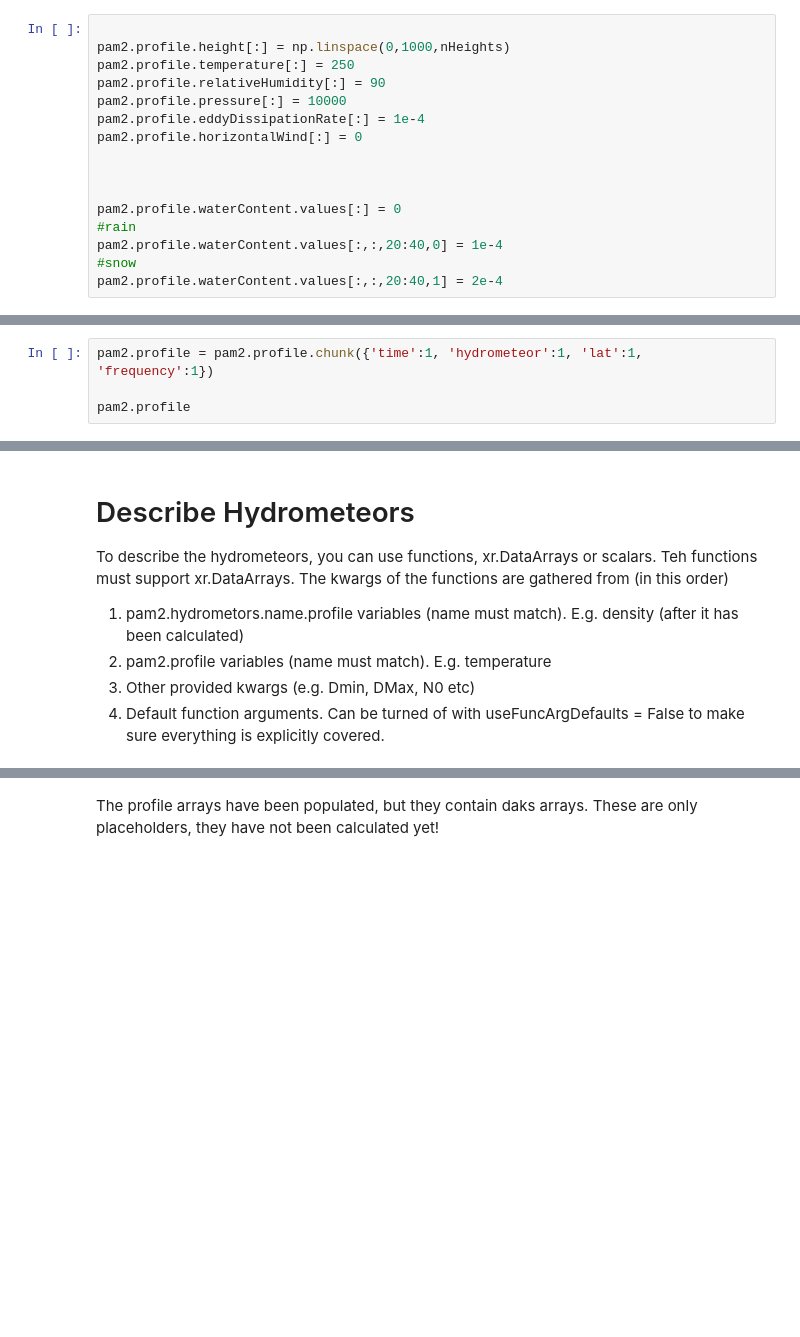
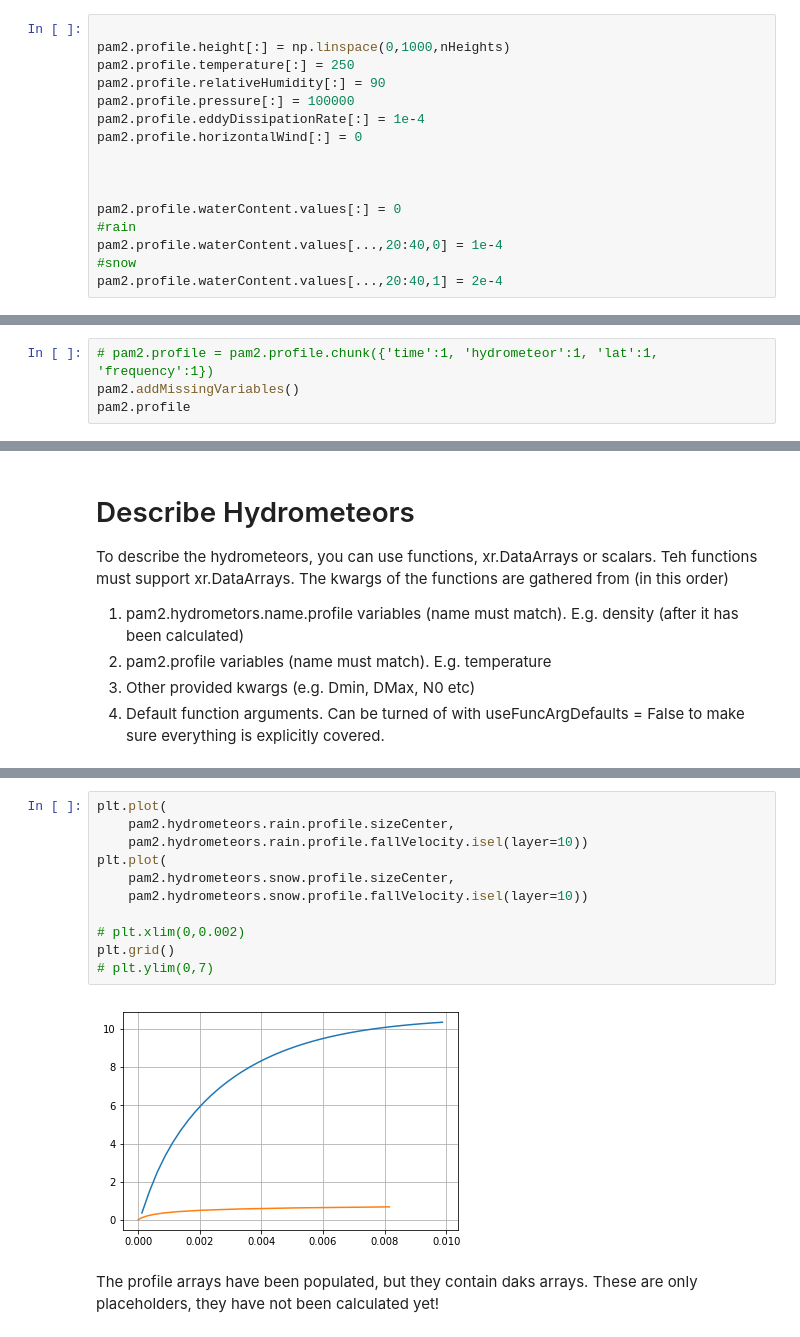
Before and after one commit to maahn/pamtra2, a Jupyter notebook: pamtra2/examples/DesignDraft.ipynb, the cells around one changed output, grey strips where cells are left out. Cells and saved outputs as stored; diff of their text form; blank space fills up the shorter version.

```diff
--- a/pamtra2/examples/DesignDraft.ipynb
+++ b/pamtra2/examples/DesignDraft.ipynb
@@ -61,7 +59,7 @@ Fill with some dummie values
 pam2.profile.height[:] = np.linspace(0,1000,nHeights)
 pam2.profile.temperature[:] = 250
 pam2.profile.relativeHumidity[:] = 90
-pam2.profile.pressure[:] = 10000
+pam2.profile.pressure[:] = 100000
 pam2.profile.eddyDissipationRate[:] = 1e-4
 pam2.profile.horizontalWind[:] = 0
 
@@ -69,6 +67,6 @@ pam2.profile.horizontalWind[:] = 0
 
 pam2.profile.waterContent.values[:] = 0
 #rain
-pam2.profile.waterContent.values[:,:,20:40,0] = 1e-4
+pam2.profile.waterContent.values[...,20:40,0] = 1e-4
 #snow
-pam2.profile.waterContent.values[:,:,20:40,1] = 2e-4
+pam2.profile.waterContent.values[...,20:40,1] = 2e-4
@@ -94,8 +73,8 @@ Data variables:
 # %% [markdown]
 For testing, dask arrays are turned on by chunking.
 # %%
-pam2.profile = pam2.profile.chunk({'time':1, 'hydrometeor':1, 'lat':1, 'frequency':1})
-
+# pam2.profile = pam2.profile.chunk({'time':1, 'hydrometeor':1, 'lat':1, 'frequency':1})
+pam2.addMissingVariables()
 pam2.profile
 # %% [output]
 <xarray.customProfile>
@@ -215,3 +221,16 @@ not callable 12
+# %%
+plt.plot(
+    pam2.hydrometeors.rain.profile.sizeCenter,
+    pam2.hydrometeors.rain.profile.fallVelocity.isel(layer=10))
+plt.plot(
+    pam2.hydrometeors.snow.profile.sizeCenter,
+    pam2.hydrometeors.snow.profile.fallVelocity.isel(layer=10))
+
+# plt.xlim(0,0.002)
+plt.grid()
+# plt.ylim(0,7)
+# %% [output]
+[figure, added]
 # %% [markdown]
 The profile arrays have been populated, but they contain daks arrays. These are only placeholders, they have not been calculated yet!
 # %%
```
Also changed, not shown: parts of 20 cells of this notebook, 33 other files.
